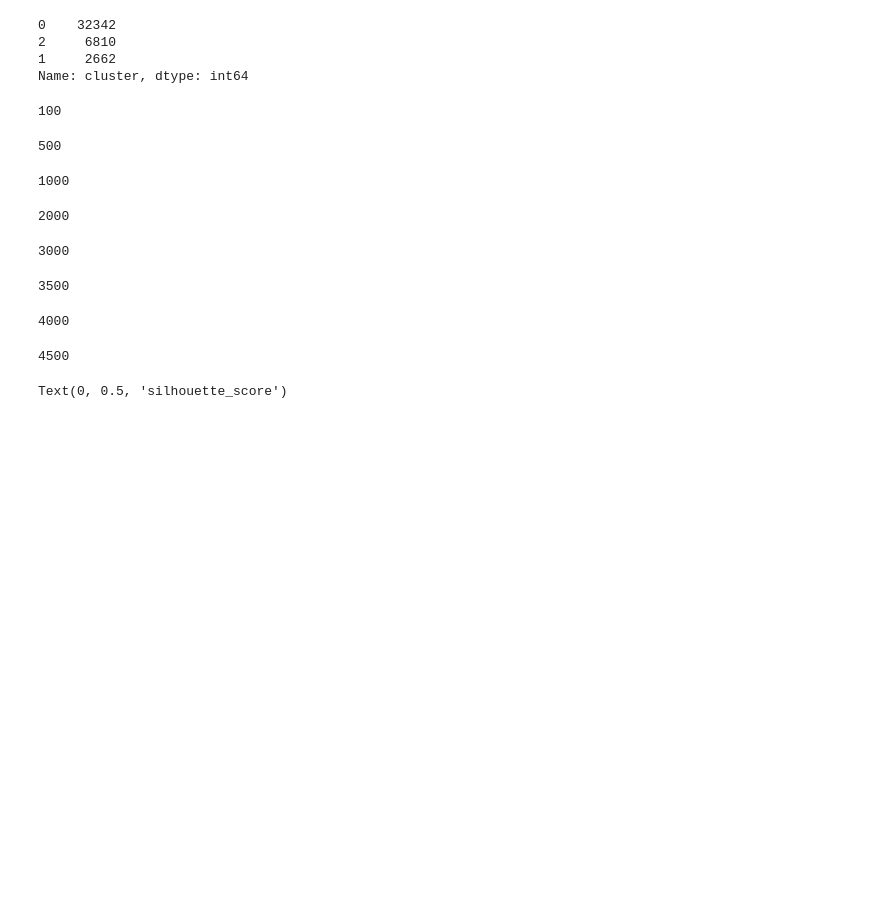
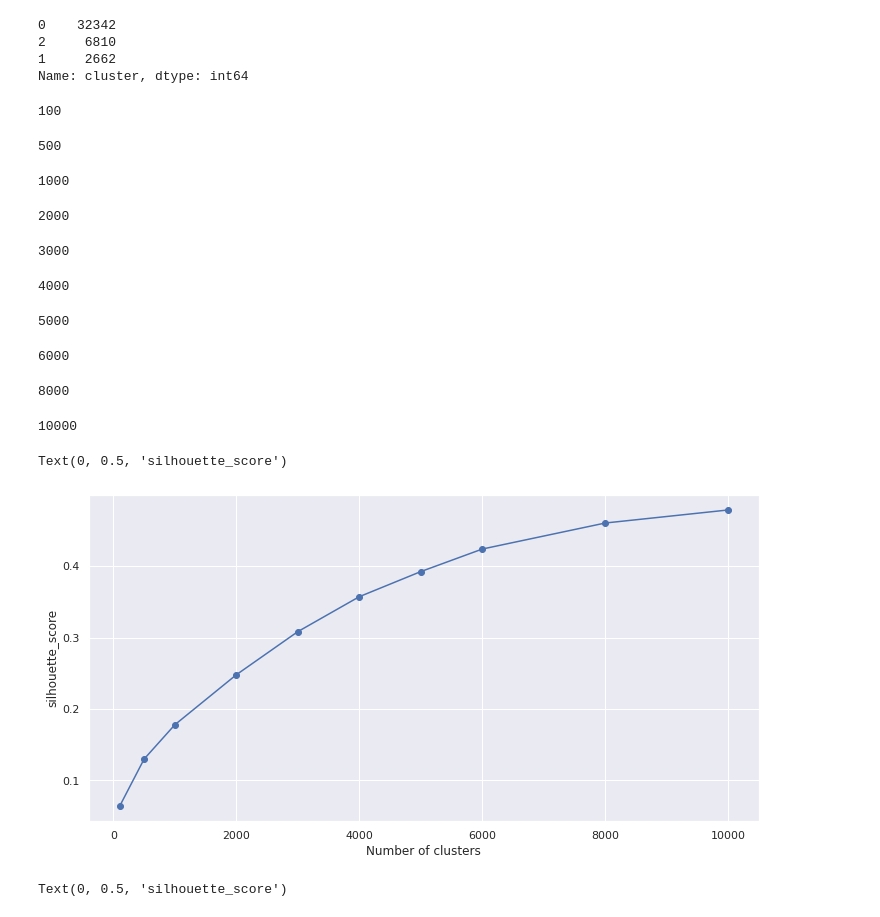
Before and after one commit to SheidaTalei/FinalProject, a Jupyter notebook: SheidaTalei_KMeanVsTfIDf_FinalProject.ipynb, the cells around one changed output. Saved outputs shown, nothing was run; the diff lists cells and outputs as text; code cells hidden in the pictures; blank space fills up the shorter version.

```diff
--- a/SheidaTalei_KMeanVsTfIDf_FinalProject.ipynb
+++ b/SheidaTalei_KMeanVsTfIDf_FinalProject.ipynb
@@ -59,5 +85,5 @@ vectorizer = TfidfVectorizer(stop_words= persian_stop_word ,  max_features = 200
 X_train_vector  = vectorizer.fit_transform(X)
 # %%
 #source: https://stackoverflow.com/questions/34725726/is-it-possible-apply-pca-on-any-text-classification
-svd = TruncatedSVD(n_components=512)
+svd = TruncatedSVD(n_components=200)
 X_svd = svd.fit_transform(X_train_vector)
@@ -67,5 +90,9 @@ X_svd = svd.fit_transform(X_train_vector)
 # %%
 #source: https://towardsdatascience.com/k-means-clustering-with-python-code-explained-5a792bd19548
-kmean=KMeans(n_clusters=3)
-kmean.fit(X_train_vector)
+num_cluster = 20
+kmean=KMeans(n_clusters=num_cluster)
+kmean.fit(X_svd)
+labels = kmean.labels_
+silhoute = metrics.silhouette_score(X_svd, labels, metric='euclidean')
+print("silhouette_score is: ",silhoute)
 # %% [output]
@@ -106,33 +269,37 @@ Name: cluster, dtype: int64
 # %%
 # fitting multiple k-means algorithms and storing the values in an empty list
 #source: https://www.analyticsvidhya.com/blog/2019/08/comprehensive-guide-k-means-clustering/
 #source:https://realpython.com/k-means-clustering-python/
 SSE = []
 
-clusterList = [100,  500,1000,2000,3000,3500,4000,4500,5000]
+clusterList = [100,  500,1000,2000,3000,4000,5000 ,6000,8000,10000]
 for cluster in clusterList:
     kmeans = KMeans(n_jobs = -1, n_clusters = cluster, init='k-means++')
     kmeans.fit(X_svd)
     # SSE.append(kmeans.inertia_)
     labels = kmeans.labels_
     SSE.append(metrics.silhouette_score(X_svd, labels, metric='euclidean'))
     # clusterList.append(cluster)
     print (cluster)
     # cluster = cluster + 10
 
 # converting the results into a dataframe and plotting them
 frame = pd.DataFrame({'Cluster':clusterList, 'SSE':SSE})
 plt.figure(figsize=(12,6))
 plt.plot(frame['Cluster'], frame['SSE'], marker='o')
 plt.xlabel('Number of clusters')
 plt.ylabel('silhouette_score')
 # %% [output]
 100
 500
 1000
 2000
 3000
-3500
+4000
-4000
+5000
-4500
+6000
+8000
+10000
+Text(0, 0.5, 'silhouette_score')
+[figure, added]
 # %%
```
Also changed, not shown: parts of 24 cells of this notebook.
